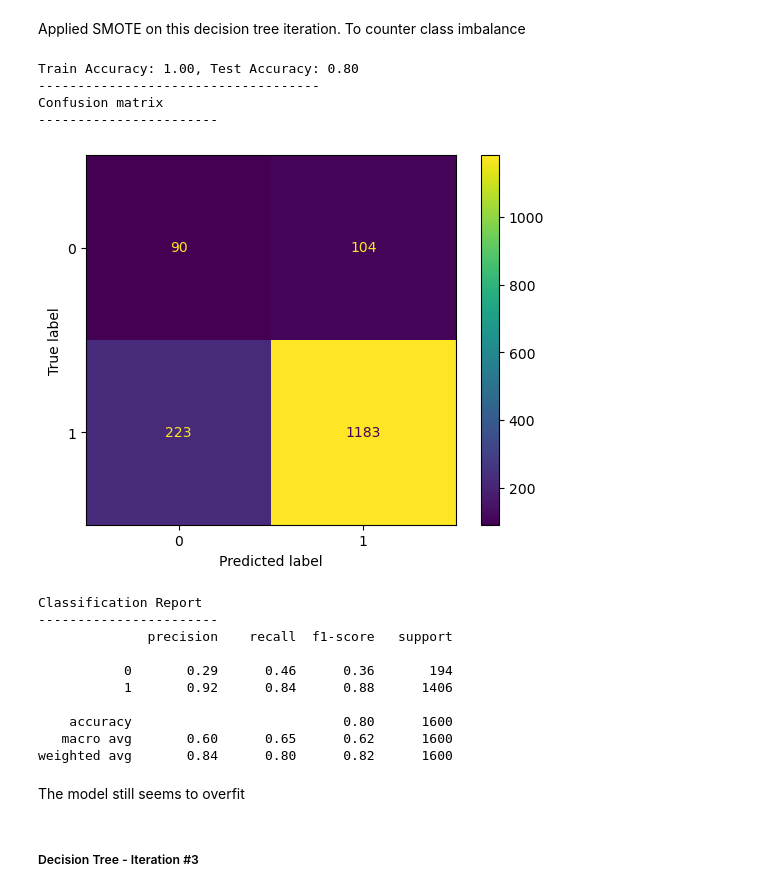
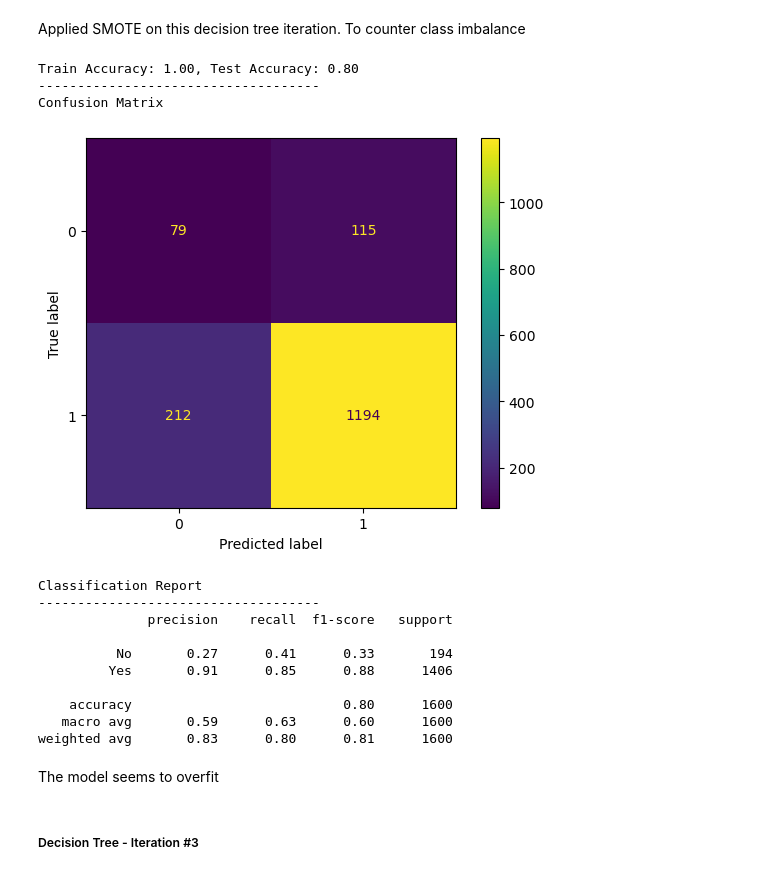
Before and after one commit to am-eric/DigitalMarketing-Analytics, a Jupyter notebook: analysis.ipynb, the cells around one changed output. Saved outputs shown, nothing was run; the diff lists cells and outputs as text; code cells hidden in the pictures.

```diff
--- a/analysis.ipynb
+++ b/analysis.ipynb
@@ -839,32 +778,34 @@ An improved recall of 42% was observed.
 ##### Decision Tree - iteration #2
 # %% [markdown]
 Applied SMOTE on this decision tree iteration. To counter class imbalance
-# %%
-# applying smote
-smote = SMOTE()
-
-X_train_dt_resampled, y_train_dt_resampled = smote.fit_resample(X_train_preprocessed, y_train)
-
-# call model
-dtmodel(X_train_dt_resampled, X_test_preprocessed, y_train_dt_resampled, y_test)
-# %% [output]
-Train Accuracy: 1.00, Test Accuracy: 0.80
-------------------------------------
-Confusion matrix
------------------------
-[figure, removed]
-Classification Report
------------------------
-              precision    recall  f1-score   support
-
-           0       0.29      0.46      0.36       194
-           1       0.92      0.84      0.88      1406
-
-    accuracy                           0.80      1600
-   macro avg       0.60      0.65      0.62      1600
-weighted avg       0.84      0.80      0.82      1600
+# %%
+# DT Iteration 2
+# smote
+
+pipe_dt_smote = ImbPipeline([
+    ("preprocess", preprocess), # preprocess
+    ("smote", SMOTE(random_state=42)), # smote
+    ("decisiontree", DecisionTreeClassifier(criterion='entropy', random_state=42))
+])
+# %%
+fit_results(pipe_dt_smote, X_train, X_test, y_train, y_test)
+# %% [output]
+Train Accuracy: 1.00, Test Accuracy: 0.80
+------------------------------------
+Confusion Matrix
+[figure, added]
+Classification Report
+------------------------------------
+              precision    recall  f1-score   support
+
+          No       0.27      0.41      0.33       194
+         Yes       0.91      0.85      0.88      1406
+
+    accuracy                           0.80      1600
+   macro avg       0.59      0.63      0.60      1600
+weighted avg       0.83      0.80      0.81      1600
 # %% [markdown]
-The model still seems to overfit
+The model seems to overfit
 # %% [markdown]
 ##### Decision Tree - Iteration #3
 # %% [markdown]
```
Also changed, not shown: parts of 72 cells of this notebook, 2 other files.
